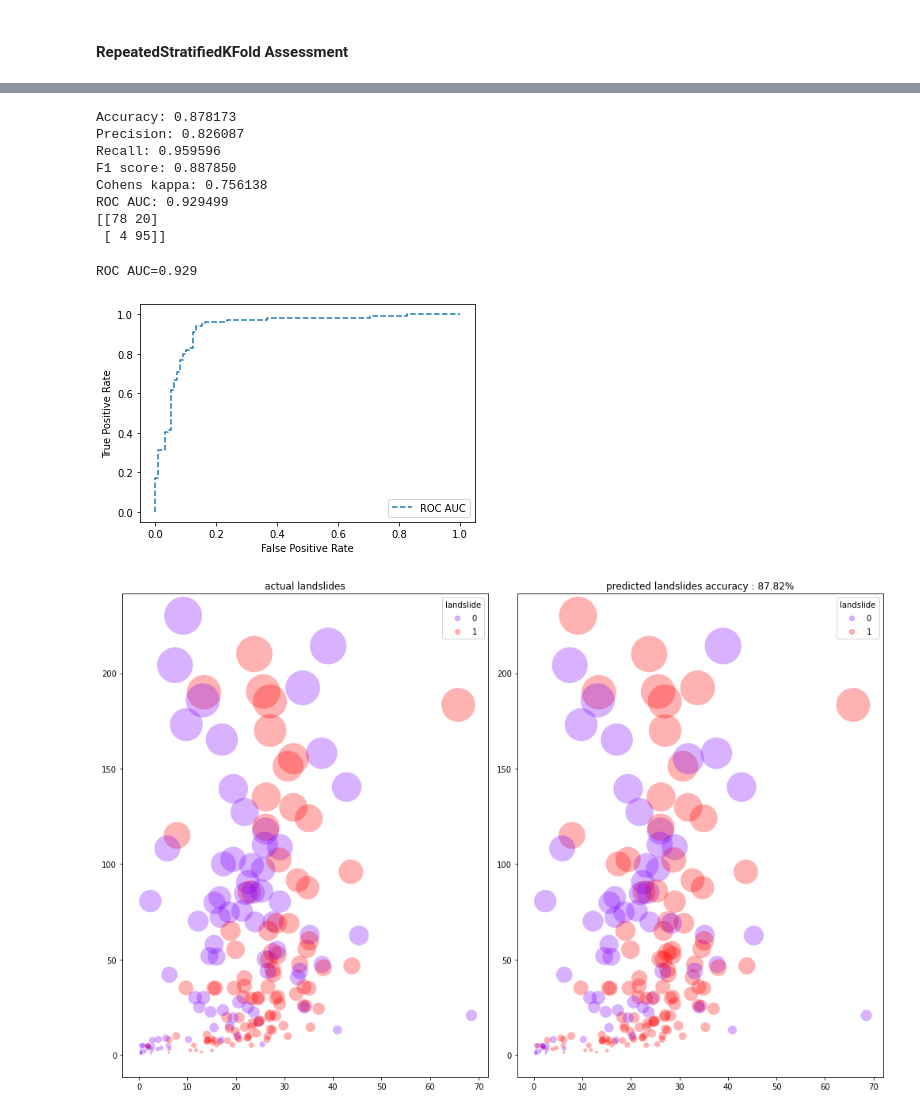
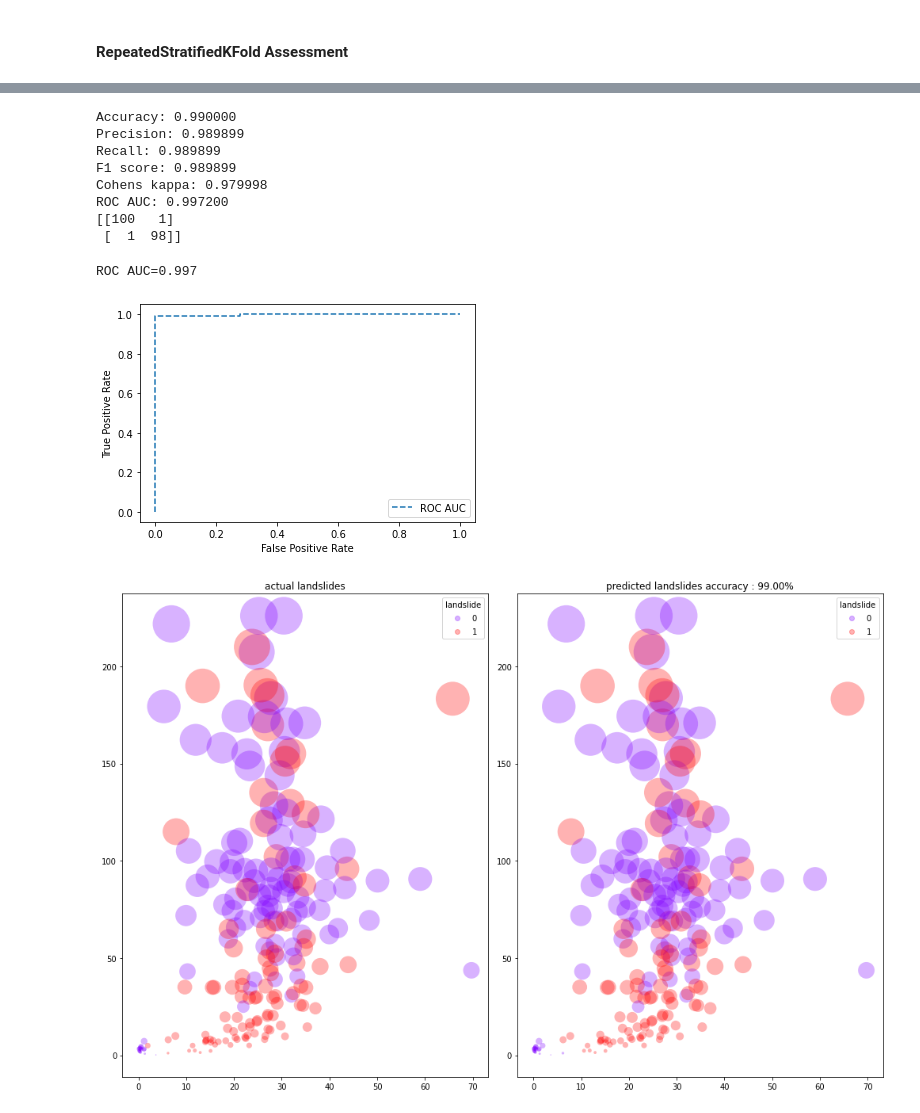
Before and after one commit to cazevedo1977/academico, a Jupyter notebook: doutorado/tese/paper_susceptibility_map/ann_training_tuning_paper.ipynb, the cells around one changed output, grey strips where cells are left out. Cells and saved outputs as stored; diff of their text form; code cells hidden in the pictures.

```diff
--- a/doutorado/tese/paper_susceptibility_map/ann_training_tuning_paper.ipynb
+++ b/doutorado/tese/paper_susceptibility_map/ann_training_tuning_paper.ipynb
@@ -165,13 +165,12 @@ def bubble_chart(data, col_2_buble_size, col_x, col_y):
     plt.show()
 # %%
 # Plot a bubble chart with two features according to NN classification and the actual values
-
-def  bubble_double_chart(data, col_2_buble_size, col_x, col_y):
+def  bubble_double_chart(data, col_2_buble_size, col_x, col_y, accuracy):
     sizes = data[col_2_buble_size]*10
 
     fig, axes = plt.subplots(nrows=1, ncols=2, figsize=(14, 9))
 
-    scatter = axes[0].scatter(data[col_x], data['elevation'],
+    scatter = axes[0].scatter(data[col_x], data[col_y],
             c=(data['class']), cmap='rainbow', alpha=0.3,
             s=sizes, edgecolors='none')
     legend1 = axes[0].legend(*scatter.legend_elements(),
@@ -184,7 +183,7 @@ def  bubble_double_chart(data, col_2_buble_size, col_x, col_y):
                     loc="upper right", title="landslide")
 
     fig.tight_layout()
-    text = 'predicted landslides ' + 'accuracy : {:.2f}%'.format(100*accuracy_score(y, y_pred > 0.5))
+    text = 'predicted landslides ' + 'accuracy : {:.2f}%'.format(accuracy)
     axes[0].title.set_text('actual landslides')
     axes[1].title.set_text(text)
 
@@ -195,17 +207,17 @@ def  bubble_double_chart(data, col_2_buble_size, col_x, col_y):
 - Switch one among the nine samples used in this study. The samples are configured according to the landslides' non-occurrence points' distance from the respective occurrence spot.
 # %%
 APP_PATH = os.getcwd()
-#file = "Input_Guaruja_50m_shuffled.csv"
-#file = "Input_Guaruja_100m_shuffled.csv"
-#file = "Input_Guaruja_150m_shuffled.csv"
-file = "Input_Guaruja_200m_shuffled.csv"
+#file = "guaruja_radius_50m_shuffled.csv"
+#file = "guaruja_radius_100m_shuffled.csv"
+#file = "guaruja_radius_150m_shuffled.csv"
+#file = "guaruja_radius_200m_shuffled.csv"
 
-#file = "pt_non-occurrence_1km_shuffled.csv"
-#file = "pt_non-occurrence_2km_shuffled.csv"
-#file = "pt_non-occurrence_3km_shuffled.csv"
-#file = "pt_non-occurrence_4km_shuffled.csv"
+#file = "guaruja_buffer_1km_shuffled.csv"
+#file = "guaruja_buffer_2km_shuffled.csv"
+#file = "guaruja_buffer_3km_shuffled.csv"
+#file = "guaruja_buffer_4km_shuffled.csv"
 
-#file = "guaruja_random.csv"
+file = "guaruja_random.csv"
 
 dataset = pd.read_csv(os.path.join(APP_PATH, os.path.join("data", file)))
 
@@ -766,0 +791,7 @@ ROC AUC=0.959
+# %%
+y_pred = bestNN.predict(X)
+yhat_classes = (y_pred > 0.5)
+print('Acurácia: {:.2f}%'.format(100*accuracy_score(y, y_pred > 0.5)))
+output_dataset = None
+output_dataset = dataset_original
+output_dataset['score'] = y_pred
@@ -979,14 +989,14 @@ output_keras
 # %%
 NetworkPerformance(y, y_pred)
 # %% [output]
-Accuracy: 0.878173
-Precision: 0.826087
-Recall: 0.959596
-F1 score: 0.887850
-Cohens kappa: 0.756138
-ROC AUC: 0.929499
-[[78 20]
- [ 4 95]]
+Accuracy: 0.990000
+Precision: 0.989899
+Recall: 0.989899
+F1 score: 0.989899
+Cohens kappa: 0.979998
+ROC AUC: 0.997200
+[[100   1]
+ [  1  98]]
 # %%
 ns_auc = roc_auc_score(y, y_pred)
 # summarize scores
@@ -1003,12 +1013,12 @@ pyplot.legend()
 # show the plot
 pyplot.show()
 # %% [output]
-ROC AUC=0.929
+ROC AUC=0.997
-[figure, old version]
+[figure, new version]
 # %%
-bubble_double_chart(output_proprietario,"elevation","slope","elevation")
+bubble_double_chart(output_dataset,"elevation","slope","elevation",100*accuracy_score(y, y_pred > 0.5))
 # %% [output]
-[figure, old version]
+[figure, new version]
 # %%
 end = datetime.datetime.now()
 print(end-start)
```
Also changed, not shown: parts of 64 cells of this notebook, 26 other files.
